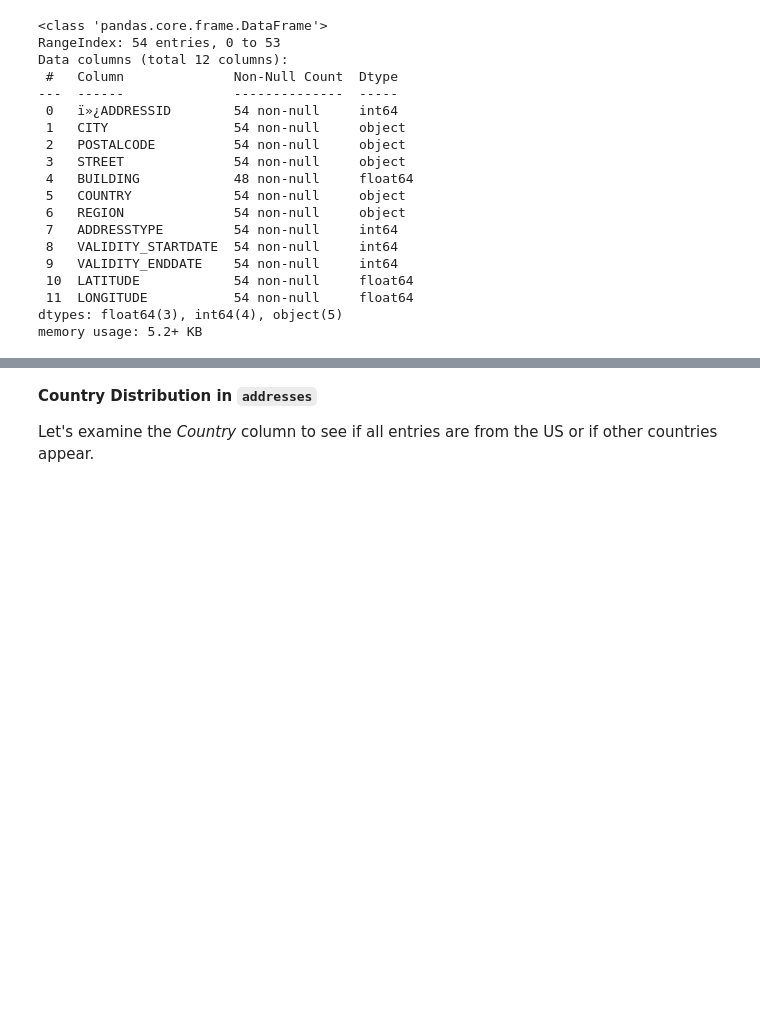
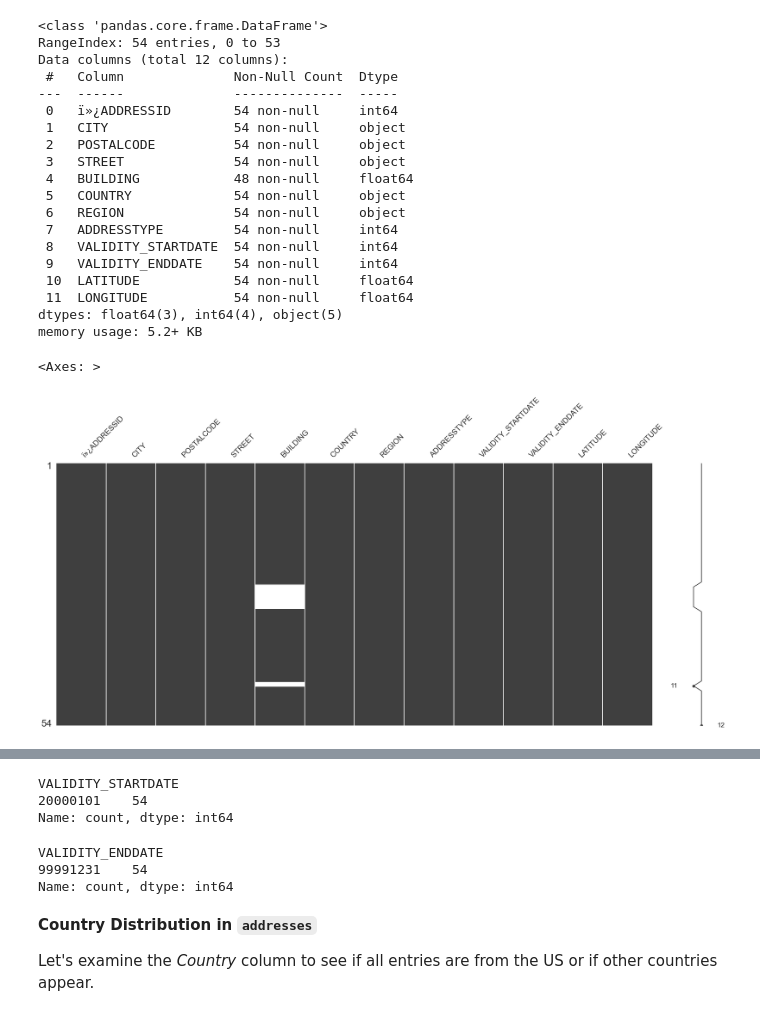
Before and after one commit to sinemarslan0/bike-sales-data-engineering, a Jupyter notebook: 01_eda_bike_sales.ipynb, the cells around one changed output, grey strips where cells are left out. Saved outputs shown, nothing was run; the diff lists cells and outputs as text; code cells hidden in the pictures; blank space fills up the shorter version.

```diff
--- a/01_eda_bike_sales.ipynb
+++ b/01_eda_bike_sales.ipynb
@@ -68,6 +69,12 @@ Data columns (total 12 columns):
  11  LONGITUDE           54 non-null     float64
 dtypes: float64(3), int64(4), object(5)
 memory usage: 5.2+ KB
+# %%
+# To visualize missing data
+msno.matrix(addresses)
+# %% [output]
+<Axes: >
+[figure, added]
 # %%
 # Preview of the addresses table
 addresses.head()
@@ -78,6 +85,18 @@ addresses.head()
 | 2 | 1000000036 | Dunn | 28334 | Layman Avenue | 2250.0 | US | AMER | 2 | ... |
 | 3 | 1000000037 | Chicago | 60605 | University Drive | 4697.0 | US | AMER | 2 | ... |
 | 4 | 1000000038 | Ocala | 34471 | Bagwell Avenue | 1565.0 | US | AMER | 2 | ... |
+# %%
+addresses["VALIDITY_STARTDATE"].value_counts()
+# %% [output]
+VALIDITY_STARTDATE
+20000101    54
+Name: count, dtype: int64
+# %%
+addresses["VALIDITY_ENDDATE"].value_counts()
+# %% [output]
+VALIDITY_ENDDATE
+99991231    54
+Name: count, dtype: int64
 # %% [markdown]
 **Country Distribution in `addresses`**
 
```
Also changed, not shown: parts of 19 cells of this notebook, 10 other files.
